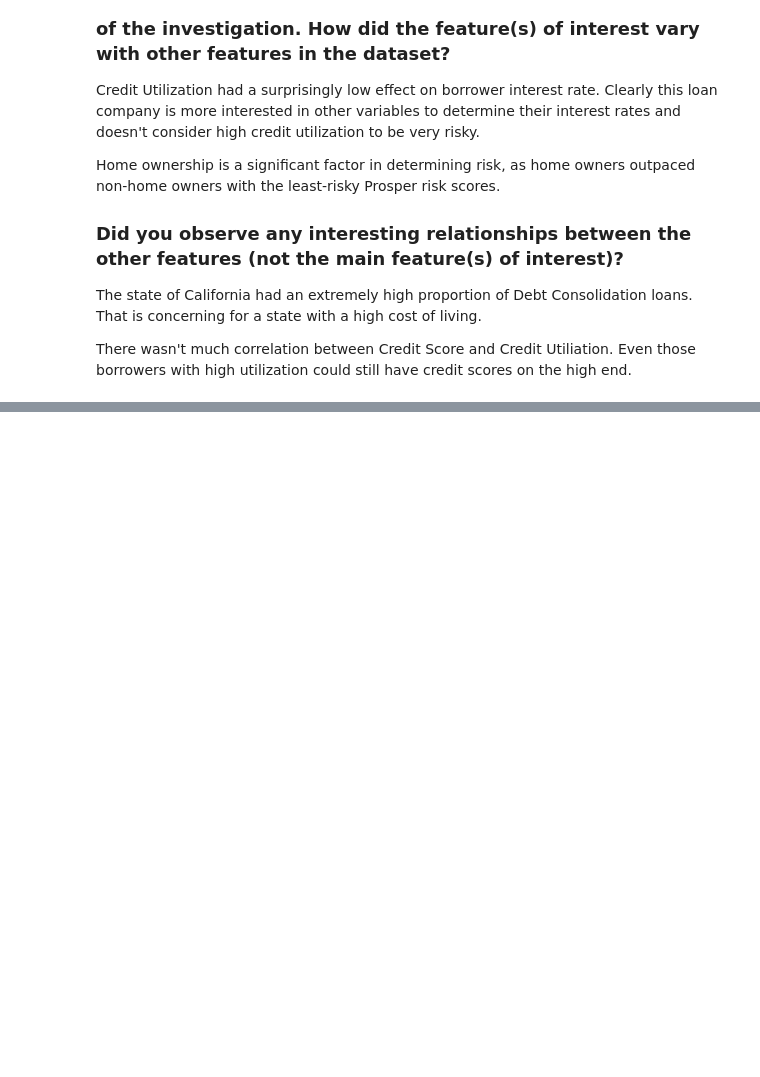
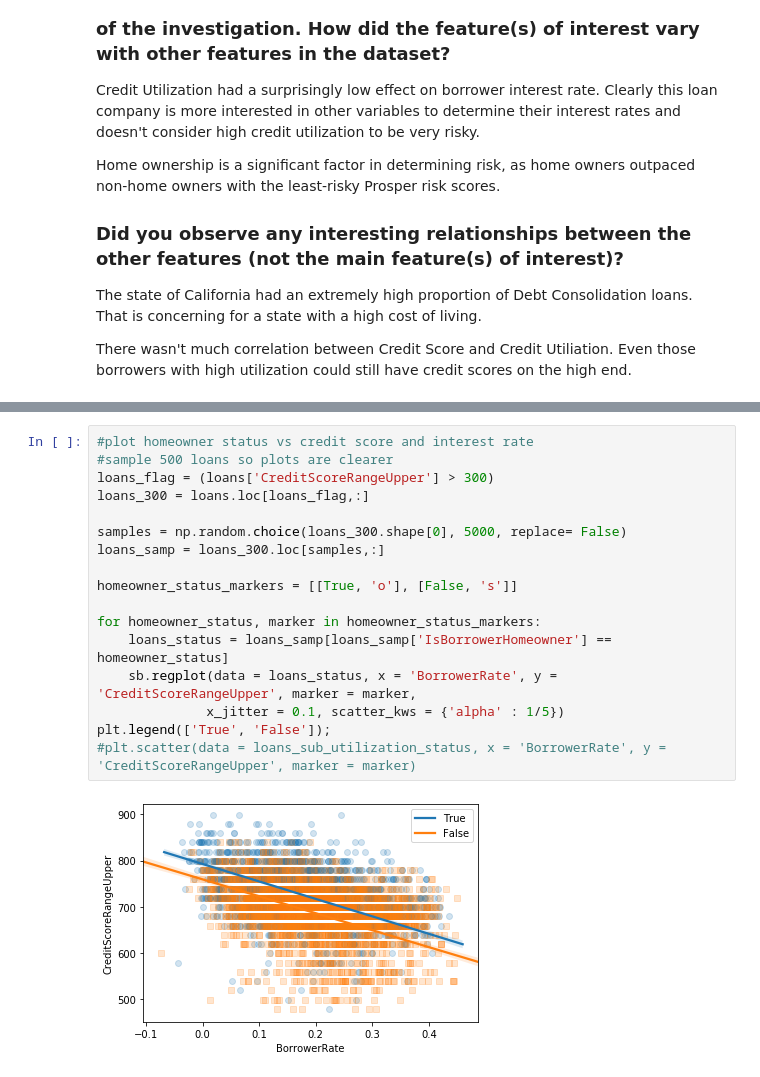
Before and after one commit to PhilipKarns/prosper_loan_data_visualization, a Jupyter notebook: prospect_loan_data_visualization.ipynb, the cells around one changed output, grey strips where cells are left out. Cells and saved outputs as stored; diff of their text form; blank space fills up the shorter version.

```diff
--- a/prospect_loan_data_visualization.ipynb
+++ b/prospect_loan_data_visualization.ipynb
@@ -505,0 +399,19 @@ the quote-formatted guide notes like this one before you finish your report!
+# %%
+#plot homeowner status vs credit score and interest rate
+#sample 500 loans so plots are clearer
+loans_flag = (loans['CreditScoreRangeUpper'] > 300)
+loans_300 = loans.loc[loans_flag,:]
+
+samples = np.random.choice(loans_300.shape[0], 5000, replace= False)
+loans_samp = loans_300.loc[samples,:]
+
+homeowner_status_markers = [[True, 'o'], [False, 's']]
+
+for homeowner_status, marker in homeowner_status_markers:
+    loans_status = loans_samp[loans_samp['IsBorrowerHomeowner'] == homeowner_status]
+    sb.regplot(data = loans_status, x = 'BorrowerRate', y = 'CreditScoreRangeUpper', marker = marker,
+              x_jitter = 0.1, scatter_kws = {'alpha' : 1/5})
+plt.legend(['True', 'False']);
+#plt.scatter(data = loans_sub_utilization_status, x = 'BorrowerRate', y = 'CreditScoreRangeUpper', marker = marker)
+# %% [output]
+[figure, added]
```
Also changed, not shown: parts of 33 cells of this notebook.
